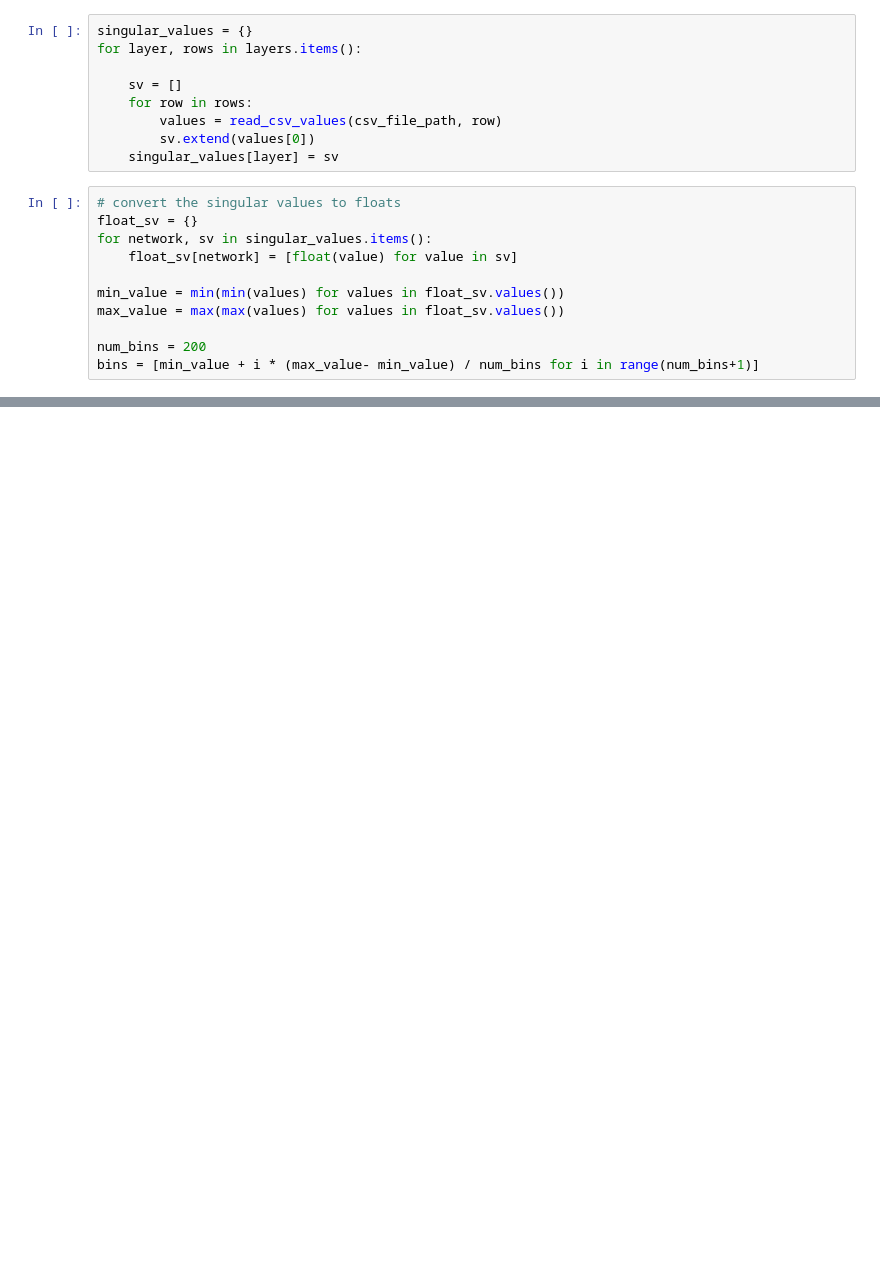
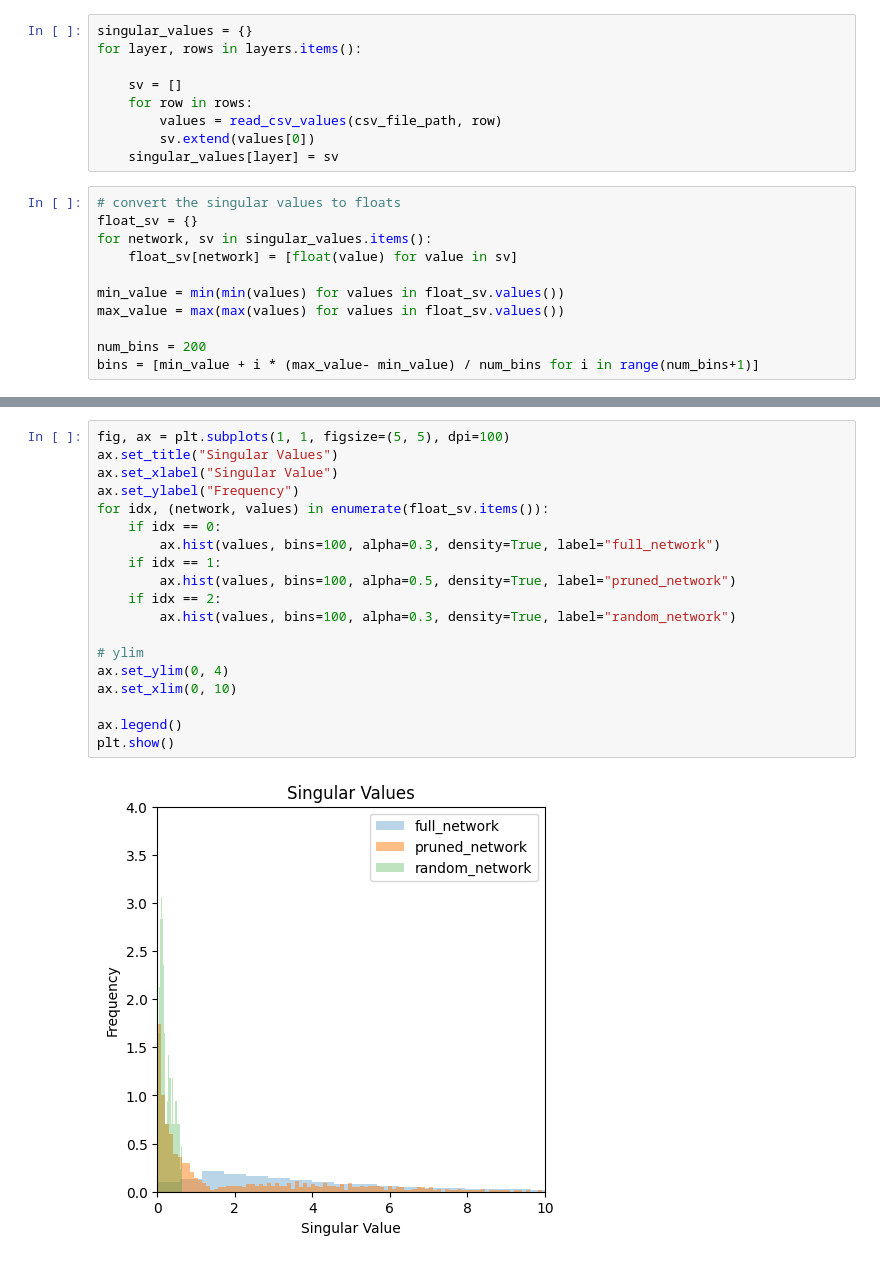
Before and after one commit to SherinBojappa/LTH, a Jupyter notebook: plots.ipynb, the cells around one changed output, grey strips where cells are left out. Drawn from its saved outputs; the diff is of its cells as text; blank space fills up the shorter version.

```diff
--- a/plots.ipynb
+++ b/plots.ipynb
@@ -51,0 +53,21 @@ plt.show()
+# %%
+fig, ax = plt.subplots(1, 1, figsize=(5, 5), dpi=100)
+ax.set_title("Singular Values")
+ax.set_xlabel("Singular Value")
+ax.set_ylabel("Frequency")
+for idx, (network, values) in enumerate(float_sv.items()):
+    if idx == 0:
+        ax.hist(values, bins=100, alpha=0.3, density=True, label="full_network")
+    if idx == 1:
+        ax.hist(values, bins=100, alpha=0.5, density=True, label="pruned_network")
+    if idx == 2:
+        ax.hist(values, bins=100, alpha=0.3, density=True, label="random_network")
+
+# ylim
+ax.set_ylim(0, 4)
+ax.set_xlim(0, 10)
+
+ax.legend()
+plt.show()
+# %% [output]
+[figure, added]
```
Also changed, not shown: parts of 2 cells of this notebook.
